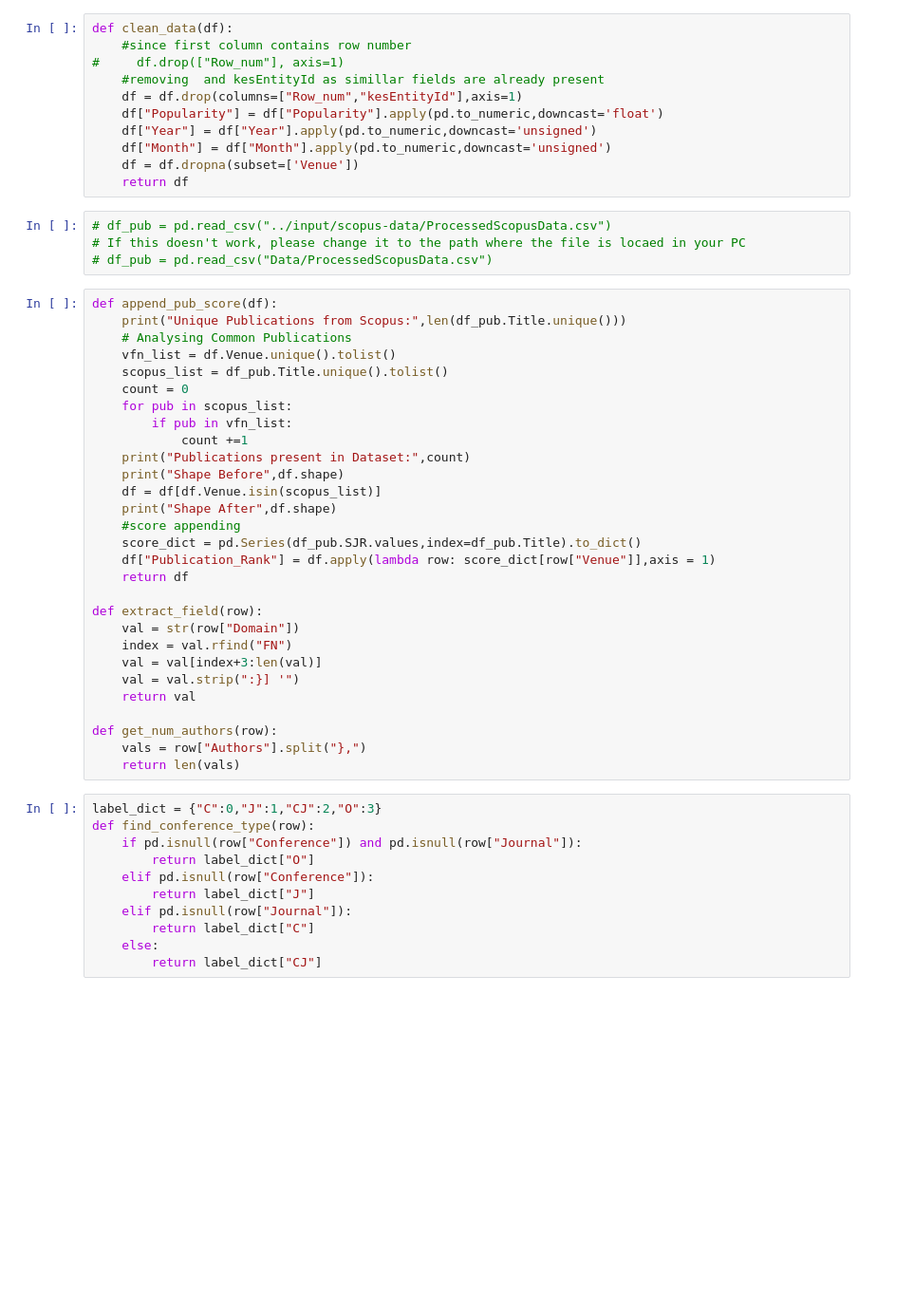
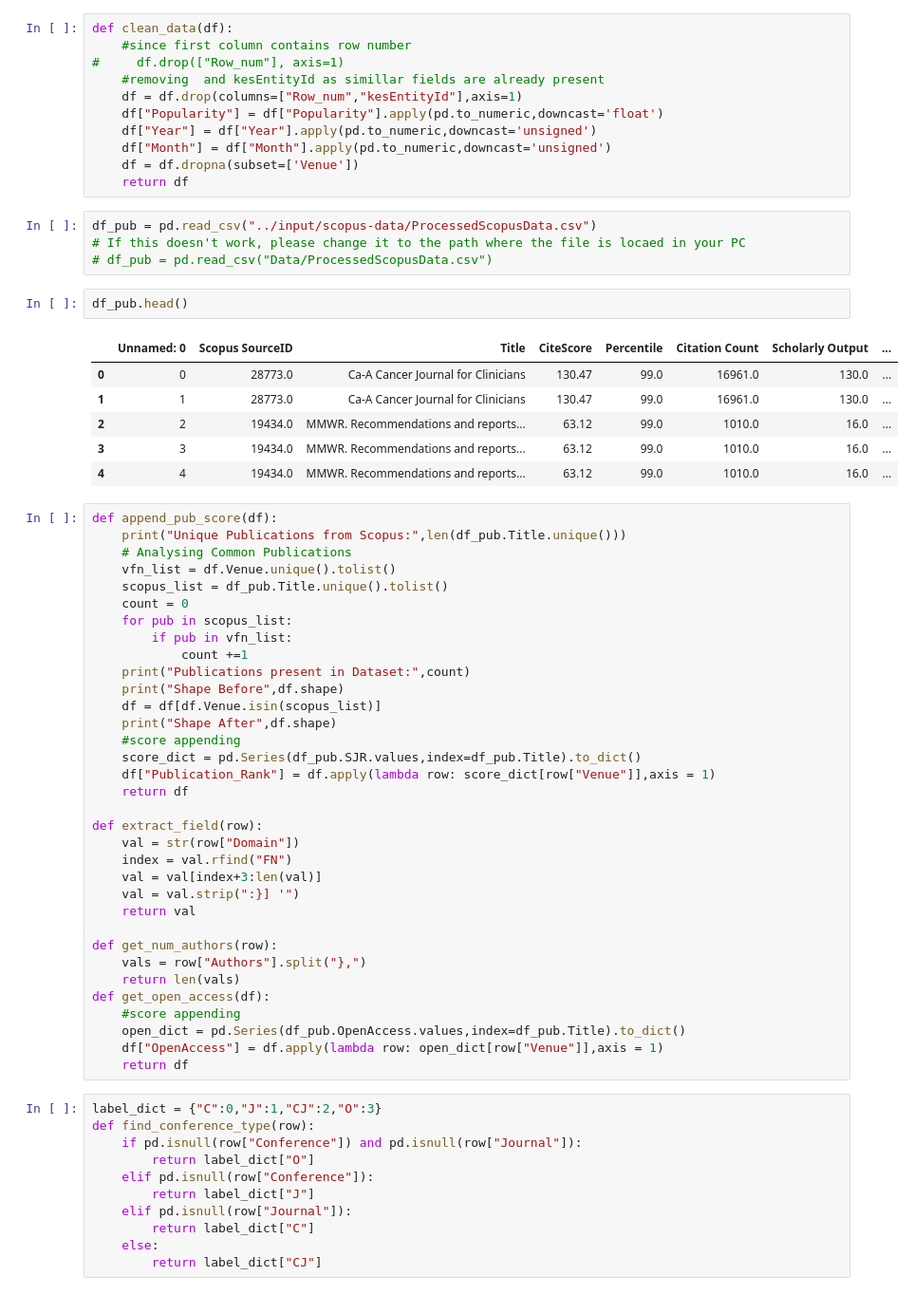
Before and after one commit to divvyam/APR, a Jupyter notebook: mag.ipynb, the cells around one changed output. Shown at 95% size. Drawn from its saved outputs; the diff is of its cells as text; blank space fills up the shorter version.

Commit message:
Merging new code, adding open access feature, modelling using lightgbm

```diff
--- a/mag.ipynb
+++ b/mag.ipynb
@@ -35,9 +38,18 @@ def clean_data(df):
     df = df.dropna(subset=['Venue'])
     return df
 # %%
-# df_pub = pd.read_csv("../input/scopus-data/ProcessedScopusData.csv")
+df_pub = pd.read_csv("../input/scopus-data/ProcessedScopusData.csv")
 # If this doesn't work, please change it to the path where the file is locaed in your PC
 # df_pub = pd.read_csv("Data/ProcessedScopusData.csv")
+# %%
+df_pub.head()
+# %% [output]
+|  | Unnamed: 0 | Scopus SourceID | Title | CiteScore | Percentile | Citation Count | Scholarly Output | ... |
+| 0 | 0 | 28773.0 | Ca-A Cancer Journal for Clinicians | 130.47 | 99.0 | 16961.0 | 130.0 | ... |
+| 1 | 1 | 28773.0 | Ca-A Cancer Journal for Clinicians | 130.47 | 99.0 | 16961.0 | 130.0 | ... |
+| 2 | 2 | 19434.0 | MMWR. Recommendations and reports... | 63.12 | 99.0 | 1010.0 | 16.0 | ... |
+| 3 | 3 | 19434.0 | MMWR. Recommendations and reports... | 63.12 | 99.0 | 1010.0 | 16.0 | ... |
+| 4 | 4 | 19434.0 | MMWR. Recommendations and reports... | 63.12 | 99.0 | 1010.0 | 16.0 | ... |
 # %%
 def append_pub_score(df):
     print("Unique Publications from Scopus:",len(df_pub.Title.unique()))
@@ -67,6 +79,11 @@ def extract_field(row):
 def get_num_authors(row):
     vals = row["Authors"].split("},")
     return len(vals)
+def get_open_access(df):
+    #score appending
+    open_dict = pd.Series(df_pub.OpenAccess.values,index=df_pub.Title).to_dict()
+    df["OpenAccess"] = df.apply(lambda row: open_dict[row["Venue"]],axis = 1)
+    return df
 # %%
 label_dict = {"C":0,"J":1,"CJ":2,"O":3}
 def find_conference_type(row):
```
Also changed, not shown: parts of 33 cells of this notebook.
